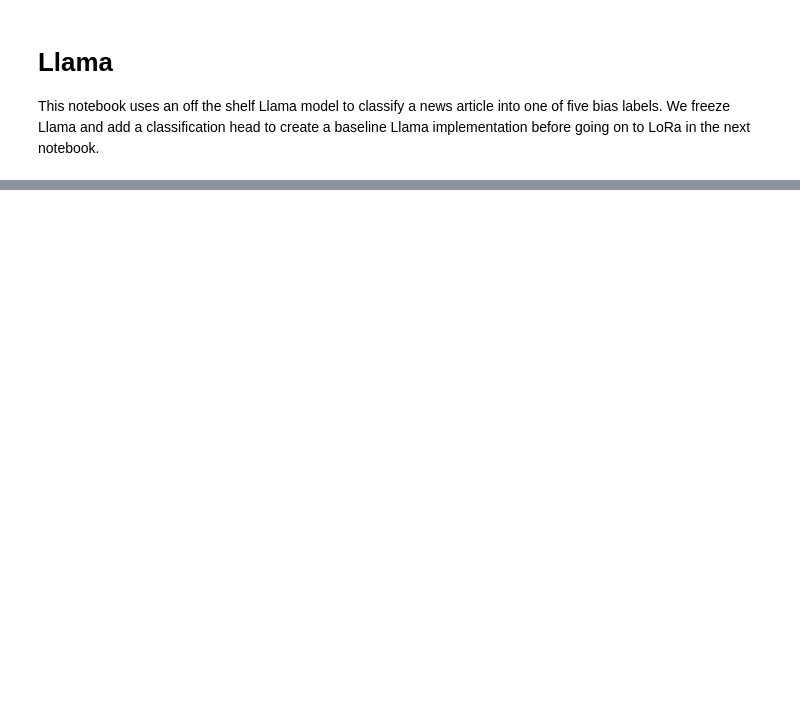
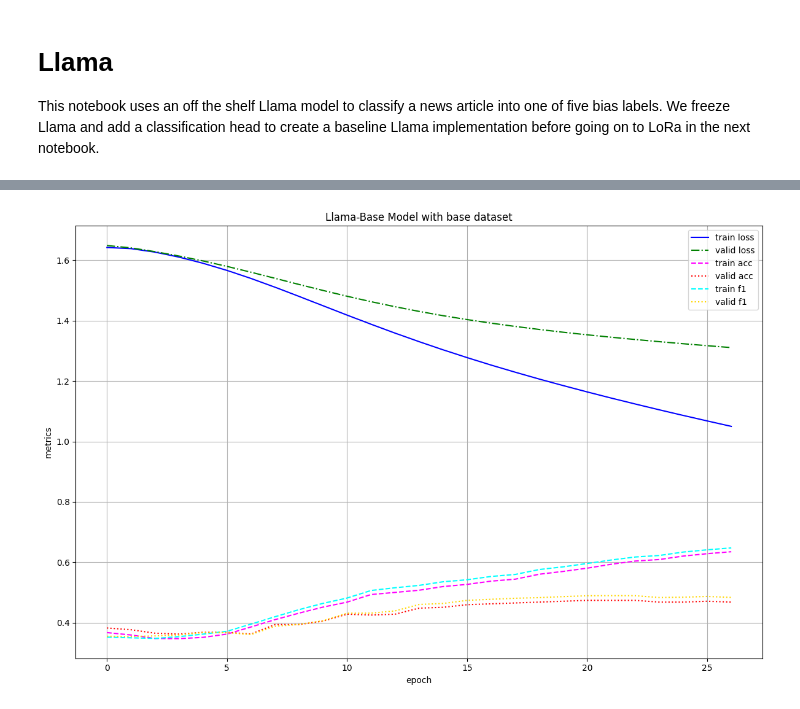
Before and after one commit to foongming/CS5242Project, a Jupyter notebook: llama_base.ipynb, the cells around one changed output, grey strips where cells are left out. Saved outputs shown, nothing was run; the diff lists cells and outputs as text; code cells hidden in the pictures; blank space fills up the shorter version.

Commit message:
Add final files for llama and bert

```diff
--- a/llama_base.ipynb
+++ b/llama_base.ipynb
@@ -345,0 +132,33 @@ plt.show()
+# %%
+net = partial(NeuralNetClassifier,
+    module=partial(LlamaClassifier, model_id=model_id, num_labels=len(unique_labels)),
+    criterion=partial(loss_func, weight=class_weights_tensor),
+    optimizer=optimizer,
+    lr=lr,
+    batch_size=batch_size,
+    max_epochs=max_epochs,
+    device=device,
+    callbacks=[
+        EpochScoring(scoring='f1_weighted', name='train_f1', lower_is_better=False, on_train=True),
+        EpochScoring(scoring='accuracy', name='train_acc', lower_is_better=False, on_train=True),
+
+        EpochScoring(scoring='f1_weighted', name='valid_f1', lower_is_better=False),
+        EpochScoring(scoring='accuracy', name='valid_acc', lower_is_better=False),
+
+        LRScheduler(
+            policy=LambdaLR,
+            lr_lambda=partial(
+                cosine_with_warmup_lr_lambda,
+                num_warmup_steps=num_warmup_steps,
+                num_cyles=num_cycles
+            ),
+            last_epoch=last_epoch
+                   ),
+        EarlyStopping(monitor='valid_f1', patience=5, lower_is_better=False)
+    ]
+    )
+
+net = net(train_split=train_split)
+# %%
+print('Training base dataset net')
+net.fit(train, torch.tensor(train.labels))
@@ -345,0 +200,6 @@ plt.show()
+# %%
+from utils import plot_result_curves
+
+plot_result_curves(net, 'Llama-Base Model with base dataset');
+# %% [output]
+[figure, added]
```
Also changed, not shown: parts of 30 cells of this notebook, 7 other files.
